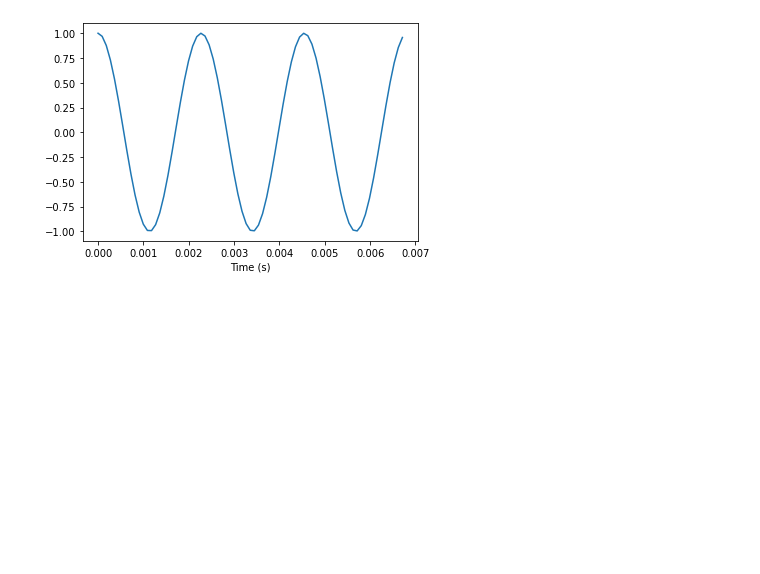
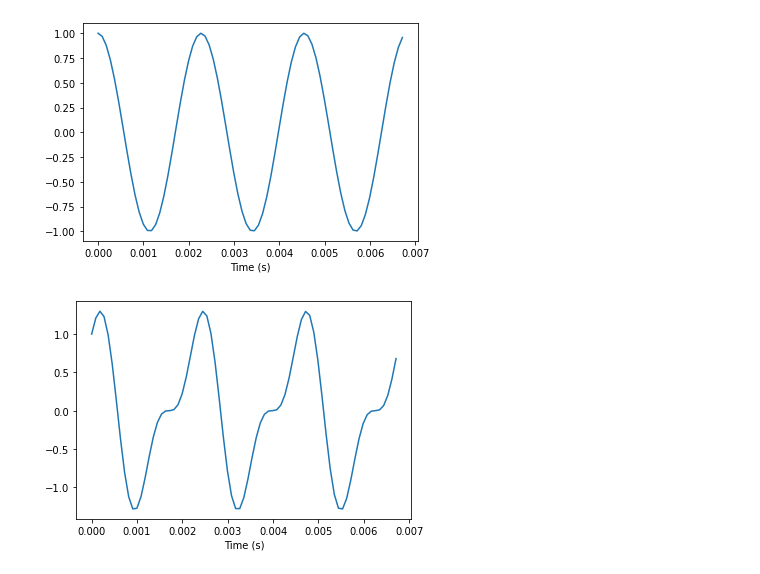
Before and after one commit to test99500/Python, a Jupyter notebook: Digital Signal Processing/Think DSP/Chapter1 - Sounds and Signals/Spectral Decomposition.ipynb, the cells around one changed output. Drawn from its saved outputs; the diff is of its cells as text; code cells hidden in the pictures; blank space fills up the shorter version.

```diff
--- a/Digital Signal Processing/Think DSP/Chapter1 - Sounds and Signals/Spectral Decomposition.ipynb
+++ b/Digital Signal Processing/Think DSP/Chapter1 - Sounds and Signals/Spectral Decomposition.ipynb
@@ -25,3 +25,14 @@ plt.xlabel(xlabel='Time (s)')
 plt.show()
 # %% [output]
 [figure]
+# %%
+period = mix.period
+segment = wave.segment(start=0, duration=period*3)
+
+segment.plot()
+
+plt.xlabel(xlabel='Time (s)')
+
+plt.show()
+# %% [output]
+[figure, added]
```
